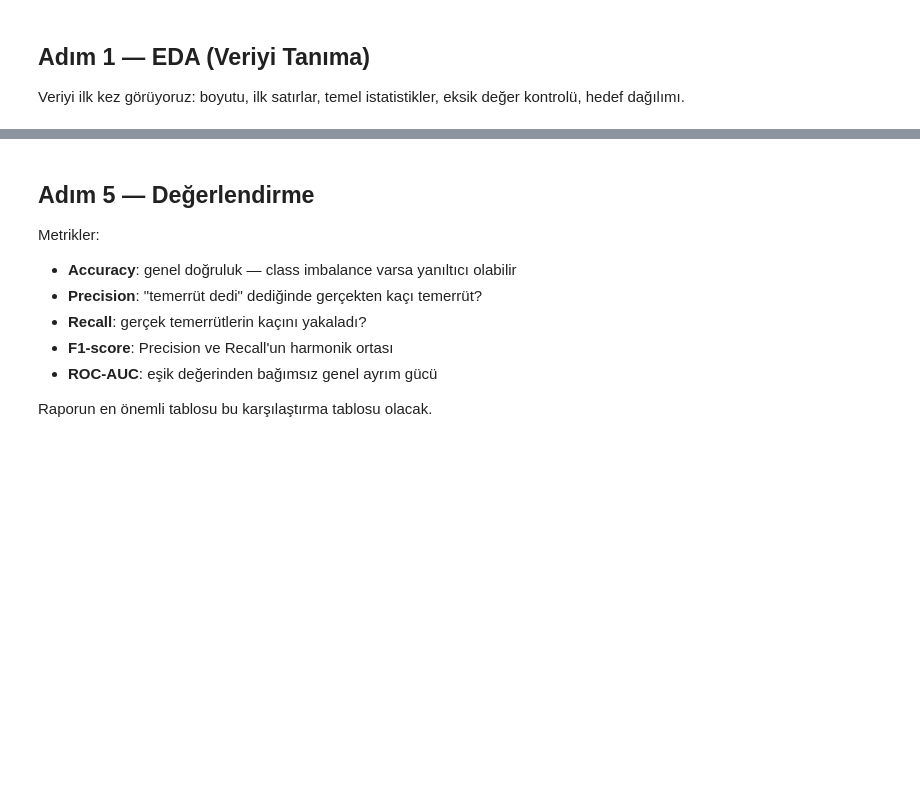
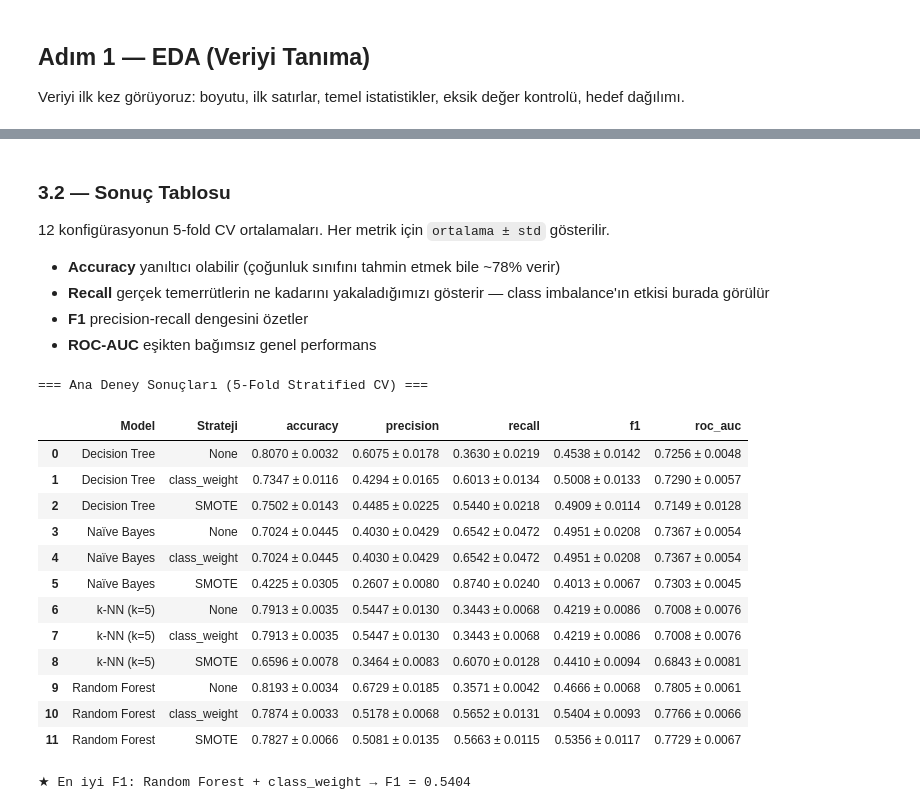
Before and after one commit to fekerel/bil476-project, a Jupyter notebook: baseline_pipeline.ipynb, the cells around one changed output, grey strips where cells are left out. Drawn from its saved outputs; the diff is of its cells as text; code cells hidden in the pictures; blank space fills up the shorter version.

```diff
--- a/baseline_pipeline.ipynb
+++ b/baseline_pipeline.ipynb
@@ -201,38 +382,42 @@ print("\nTüm modeller eğitildi.")
 # %% [markdown]
-## Adım 5 — Değerlendirme
+### 3.2 — Sonuç Tablosu
 
-Metrikler:
-- **Accuracy**: genel doğruluk — class imbalance varsa yanıltıcı olabilir
-- **Precision**: "temerrüt dedi" dediğinde gerçekten kaçı temerrüt?
-- **Recall**: gerçek temerrütlerin kaçını yakaladı?
-- **F1-score**: Precision ve Recall'un harmonik ortası
-- **ROC-AUC**: eşik değerinden bağımsız genel ayrım gücü
-
-Raporun en önemli tablosu bu karşılaştırma tablosu olacak.
+12 konfigürasyonun 5-fold CV ortalamaları. Her metrik için `ortalama ± std` gösterilir.
+- **Accuracy** yanıltıcı olabilir (çoğunluk sınıfını tahmin etmek bile ~78% verir)
+- **Recall** gerçek temerrütlerin ne kadarını yakaladığımızı gösterir — class imbalance'ın etkisi burada görülür
+- **F1** precision-recall dengesini özetler
+- **ROC-AUC** eşikten bağımsız genel performans
 # %%
-from sklearn.metrics import (
-    accuracy_score, precision_score, recall_score,
-    f1_score, roc_auc_score, classification_report, confusion_matrix
-)
+# --- Sonuç tablosunu düzenle ---
+display_df = results_df[['Model', 'Strateji']].copy()
 
-results = []
+# Okunabilir format: "0.8123 ± 0.0045"
+for metric in scoring:
+    display_df[metric] = results_df.apply(
+        lambda r: f"{r[f'{metric}_mean']:.4f} ± {r[f'{metric}_std']:.4f}", axis=1
+    )
 
-for name, model in models.items():
-    y_pred = model.predict(X_test)
-    # predict_proba: olasılık tahmini (pozitif sınıf için) — ROC-AUC hesabı için lazım
-    y_prob = model.predict_proba(X_test)[:, 1]
+print("=== Ana Deney Sonuçları (5-Fold Stratified CV) ===\n")
+display(display_df)
 
-    results.append({
-        'Model': name,
-        'Accuracy': accuracy_score(y_test, y_pred),
-        'Precision': precision_score(y_test, y_pred, zero_division=0),
-        'Recall': recall_score(y_test, y_pred, zero_division=0),
-        'F1-Score': f1_score(y_test, y_pred, zero_division=0),
-        'ROC-AUC': roc_auc_score(y_test, y_prob),
-    })
-
-results_df = pd.DataFrame(results).set_index('Model')
-print("=== Model Karşılaştırma Tablosu ===")
-results_display = results_df.round(4)
-display(results_display)
+# --- En iyi F1 skoru ---
+best_idx = results_df['f1_mean'].idxmax()
+best = results_df.loc[best_idx]
+print(f"\n★ En iyi F1: {best['Model']} + {best['Strateji']} → F1 = {best['f1_mean']:.4f}")
+# %% [output]
+=== Ana Deney Sonuçları (5-Fold Stratified CV) ===
+|  | Model | Strateji | accuracy | precision | recall | f1 | roc_auc |
+| 0 | Decision Tree | None | 0.8070 ± 0.0032 | 0.6075 ± 0.0178 | 0.3630 ± 0.0219 | 0.4538 ± 0.0142 | 0.7256 ± 0.0048 |
+| 1 | Decision Tree | class_weight | 0.7347 ± 0.0116 | 0.4294 ± 0.0165 | 0.6013 ± 0.0134 | 0.5008 ± 0.0133 | 0.7290 ± 0.0057 |
+| 2 | Decision Tree | SMOTE | 0.7502 ± 0.0143 | 0.4485 ± 0.0225 | 0.5440 ± 0.0218 | 0.4909 ± 0.0114 | 0.7149 ± 0.0128 |
+| 3 | Naïve Bayes | None | 0.7024 ± 0.0445 | 0.4030 ± 0.0429 | 0.6542 ± 0.0472 | 0.4951 ± 0.0208 | 0.7367 ± 0.0054 |
+| 4 | Naïve Bayes | class_weight | 0.7024 ± 0.0445 | 0.4030 ± 0.0429 | 0.6542 ± 0.0472 | 0.4951 ± 0.0208 | 0.7367 ± 0.0054 |
+| 5 | Naïve Bayes | SMOTE | 0.4225 ± 0.0305 | 0.2607 ± 0.0080 | 0.8740 ± 0.0240 | 0.4013 ± 0.0067 | 0.7303 ± 0.0045 |
+| 6 | k-NN (k=5) | None | 0.7913 ± 0.0035 | 0.5447 ± 0.0130 | 0.3443 ± 0.0068 | 0.4219 ± 0.0086 | 0.7008 ± 0.0076 |
+| 7 | k-NN (k=5) | class_weight | 0.7913 ± 0.0035 | 0.5447 ± 0.0130 | 0.3443 ± 0.0068 | 0.4219 ± 0.0086 | 0.7008 ± 0.0076 |
+| 8 | k-NN (k=5) | SMOTE | 0.6596 ± 0.0078 | 0.3464 ± 0.0083 | 0.6070 ± 0.0128 | 0.4410 ± 0.0094 | 0.6843 ± 0.0081 |
+| 9 | Random Forest | None | 0.8193 ± 0.0034 | 0.6729 ± 0.0185 | 0.3571 ± 0.0042 | 0.4666 ± 0.0068 | 0.7805 ± 0.0061 |
+| 10 | Random Forest | class_weight | 0.7874 ± 0.0033 | 0.5178 ± 0.0068 | 0.5652 ± 0.0131 | 0.5404 ± 0.0093 | 0.7766 ± 0.0066 |
+| 11 | Random Forest | SMOTE | 0.7827 ± 0.0066 | 0.5081 ± 0.0135 | 0.5663 ± 0.0115 | 0.5356 ± 0.0117 | 0.7729 ± 0.0067 |
+★ En iyi F1: Random Forest + class_weight → F1 = 0.5404
 # %%
```
Also changed, not shown: parts of 16 cells of this notebook, 2 other files.
